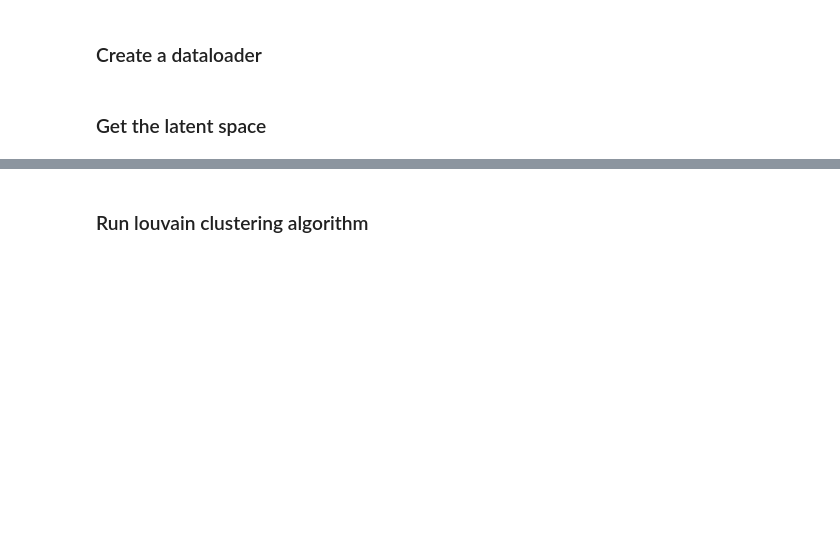
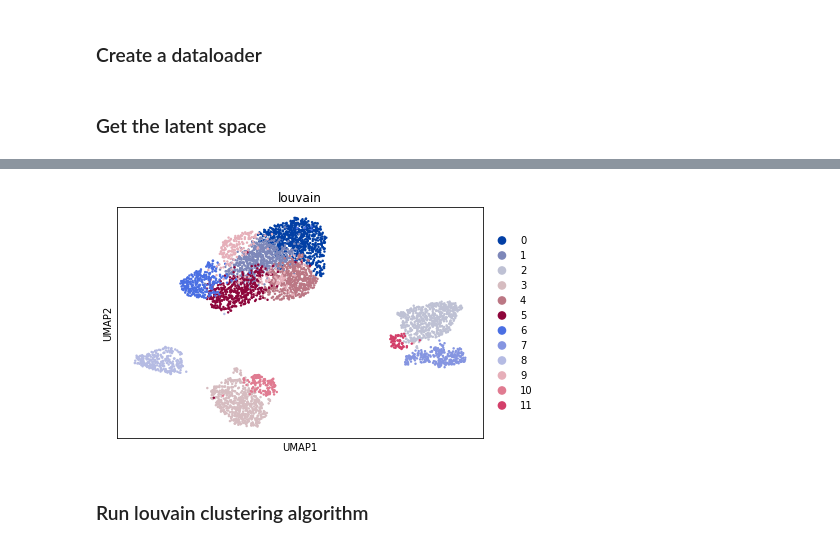
Before and after one commit to mincheoly/scVI-extensions, a Jupyter notebook: notebooks/visualization.ipynb, the cells around one changed output, grey strips where cells are left out. Drawn from its saved outputs; the diff is of its cells as text; code cells hidden in the pictures; blank space fills up the shorter version.

```diff
--- a/notebooks/visualization.ipynb
+++ b/notebooks/visualization.ipynb
@@ -113,0 +116,2 @@ np.savetxt('/Users/mincheolkim/Documents/scvi_sample_latent_space.csv', sample_d
+# %%
+adata = sc.read_csv('/Users/mincheolkim/Documents/scvi_sample_latent_space.csv')
@@ -113,0 +122,2 @@ np.savetxt('/Users/mincheolkim/Documents/scvi_sample_latent_space.csv', sample_d
+# %%
+adata.obs['louvain'] = pd.read_csv('lulz.csv')['louvain'].astype('category').values
@@ -114,3 +126,7 @@ np.savetxt('/Users/mincheolkim/Documents/scvi_sample_latent_space.csv', sample_d
+# %%
+sc.pl.umap(adata, color='louvain');
+# %% [output]
+[figure, added]
 # %% [markdown]
 ### Run louvain clustering algorithm
 # %%
```
Also changed, not shown: parts of 4 cells of this notebook, 1 other file.
